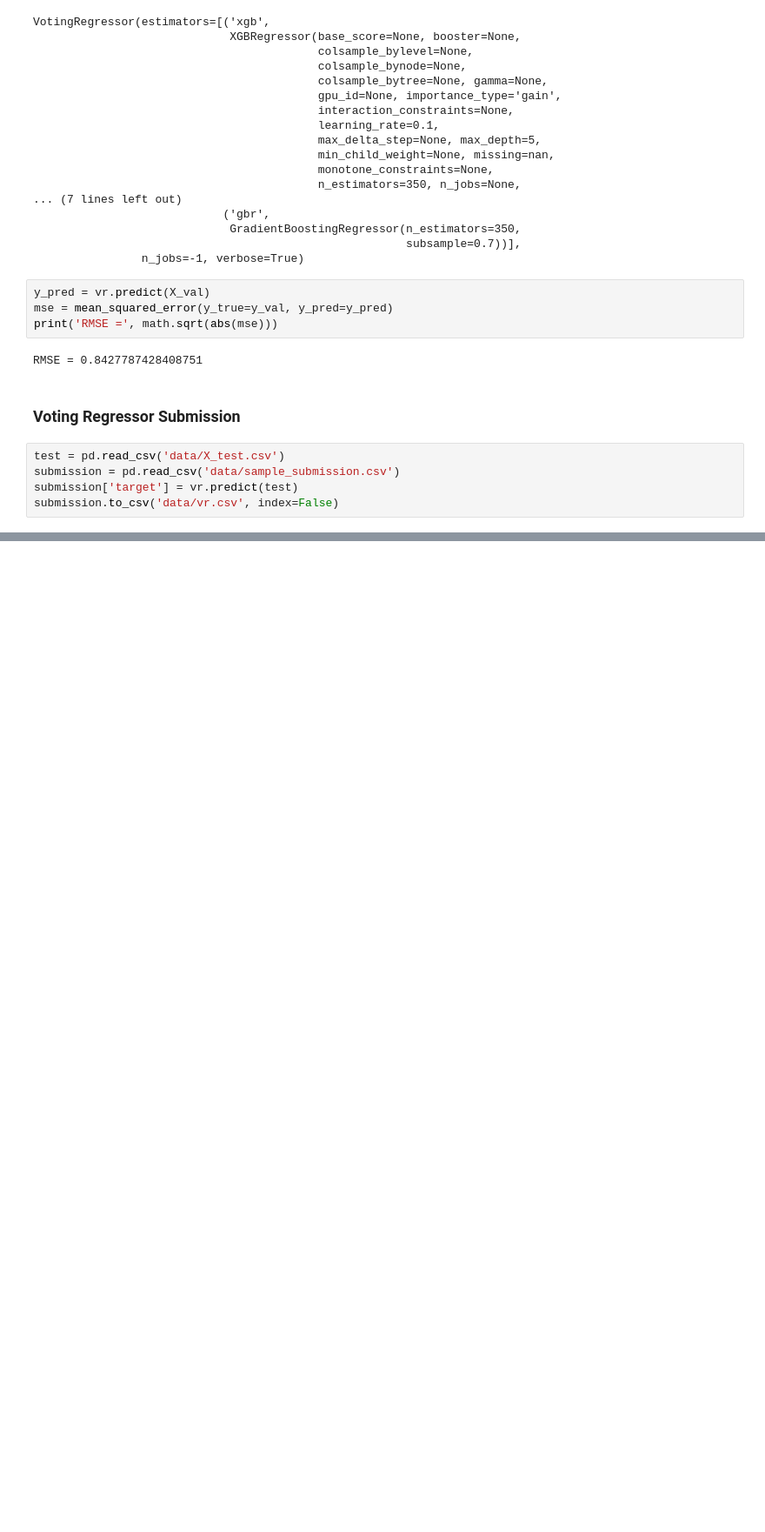
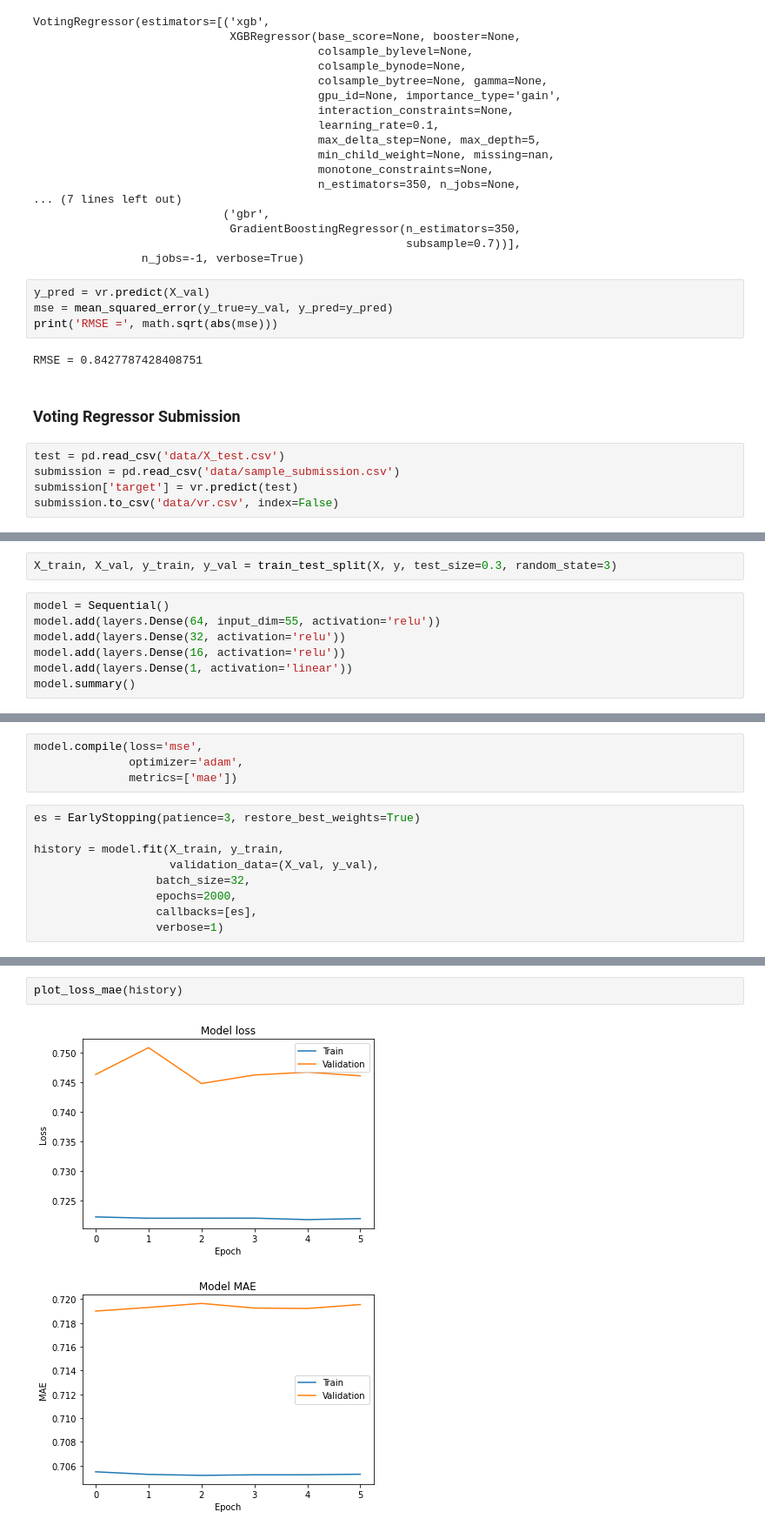
Before and after one commit to ngachago/tabular_comp, a Jupyter notebook: tabular_playground_comp_feb21.ipynb, the cells around one changed output, grey strips where cells are left out. Shown at 87% size. Cells and saved outputs as stored; diff of their text form; blank space fills up the shorter version.

```diff
--- a/tabular_playground_comp_feb21.ipynb
+++ b/tabular_playground_comp_feb21.ipynb
@@ -1390,0 +2437,9 @@ submission.to_csv('data/vr.csv', index=False)
+# %%
+X_train, X_val, y_train, y_val = train_test_split(X, y, test_size=0.3, random_state=3)
+# %%
+model = Sequential()
+model.add(layers.Dense(64, input_dim=55, activation='relu'))
+model.add(layers.Dense(32, activation='relu'))
+model.add(layers.Dense(16, activation='relu'))
+model.add(layers.Dense(1, activation='linear'))
+model.summary()
@@ -1390,0 +2463,13 @@ submission.to_csv('data/vr.csv', index=False)
+# %%
+model.compile(loss='mse',
+              optimizer='adam',
+              metrics=['mae'])
+# %%
+es = EarlyStopping(patience=3, restore_best_weights=True)
+
+history = model.fit(X_train, y_train,
+                    validation_data=(X_val, y_val),
+                  batch_size=32,
+                  epochs=2000,
+                  callbacks=[es],
+                  verbose=1)
@@ -1390,0 +2489,5 @@ submission.to_csv('data/vr.csv', index=False)
+# %%
+plot_loss_mae(history)
+# %% [output]
+[figure, added]
+[figure, added]
```
Also changed, not shown: parts of 111 cells of this notebook, 2 other files.
